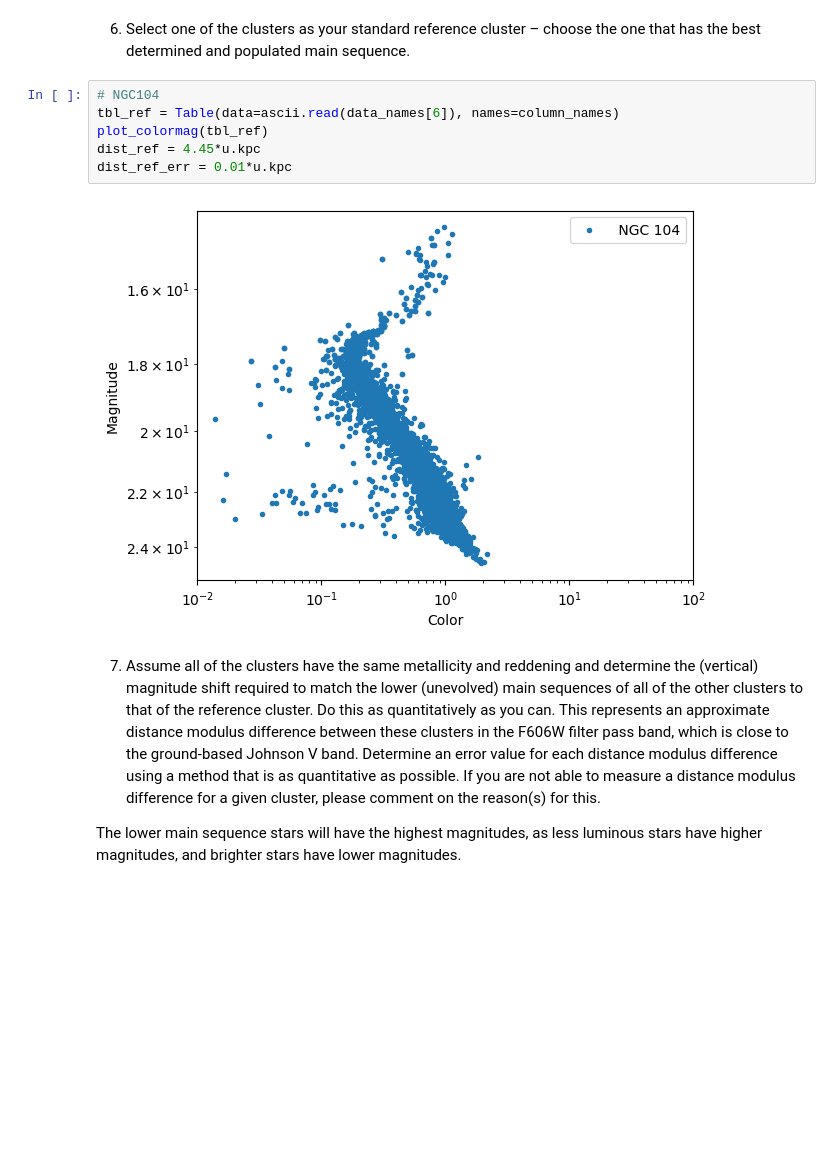
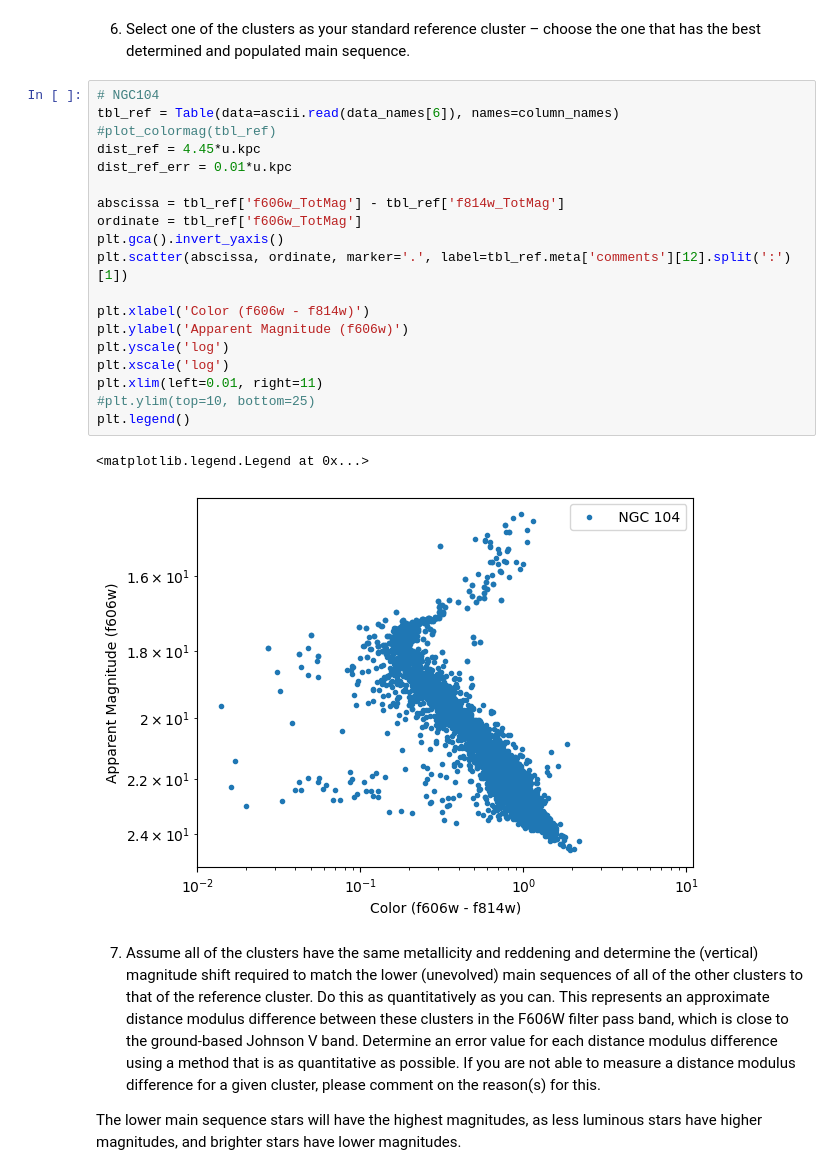
Before and after one commit to SpacialTree/HomeworkBack, a Jupyter notebook: Stars/FinalProject/FinalProject.ipynb, the cells around one changed output. Drawn from its saved outputs; the diff is of its cells as text; blank space fills up the shorter version.

```diff
--- a/Stars/FinalProject/FinalProject.ipynb
+++ b/Stars/FinalProject/FinalProject.ipynb
@@ -131,11 +135,25 @@ for dat in data_names:
 # %%
 # NGC104
 tbl_ref = Table(data=ascii.read(data_names[6]), names=column_names)
-plot_colormag(tbl_ref)
+#plot_colormag(tbl_ref)
 dist_ref = 4.45*u.kpc
 dist_ref_err = 0.01*u.kpc
+
+abscissa = tbl_ref['f606w_TotMag'] - tbl_ref['f814w_TotMag']
+ordinate = tbl_ref['f606w_TotMag']
+plt.gca().invert_yaxis()
+plt.scatter(abscissa, ordinate, marker='.', label=tbl_ref.meta['comments'][12].split(':')[1])
+
+plt.xlabel('Color (f606w - f814w)')
+plt.ylabel('Apparent Magnitude (f606w)')
+plt.yscale('log')
+plt.xscale('log')
+plt.xlim(left=0.01, right=11)
+#plt.ylim(top=10, bottom=25)
+plt.legend()
 # %% [output]
+<matplotlib.legend.Legend at 0x...>
-[figure, old version]
+[figure, new version]
 # %% [markdown]
 7. Assume all of the clusters have the same metallicity and reddening and determine the  (vertical) magnitude shift required to match the lower (unevolved) main sequences of all of  the other clusters to that of the reference cluster. Do this as quantitatively as you can. This  represents an approximate distance modulus difference between these clusters in the  F606W filter pass band, which is close to the ground-based Johnson V band. Determine an  error value for each distance modulus difference using a method that is as quantitative as  possible. If you are not able to measure a distance modulus difference for a given cluster,  please comment on the reason(s) for this.
 
```
Also changed, not shown: parts of 52 cells of this notebook.
